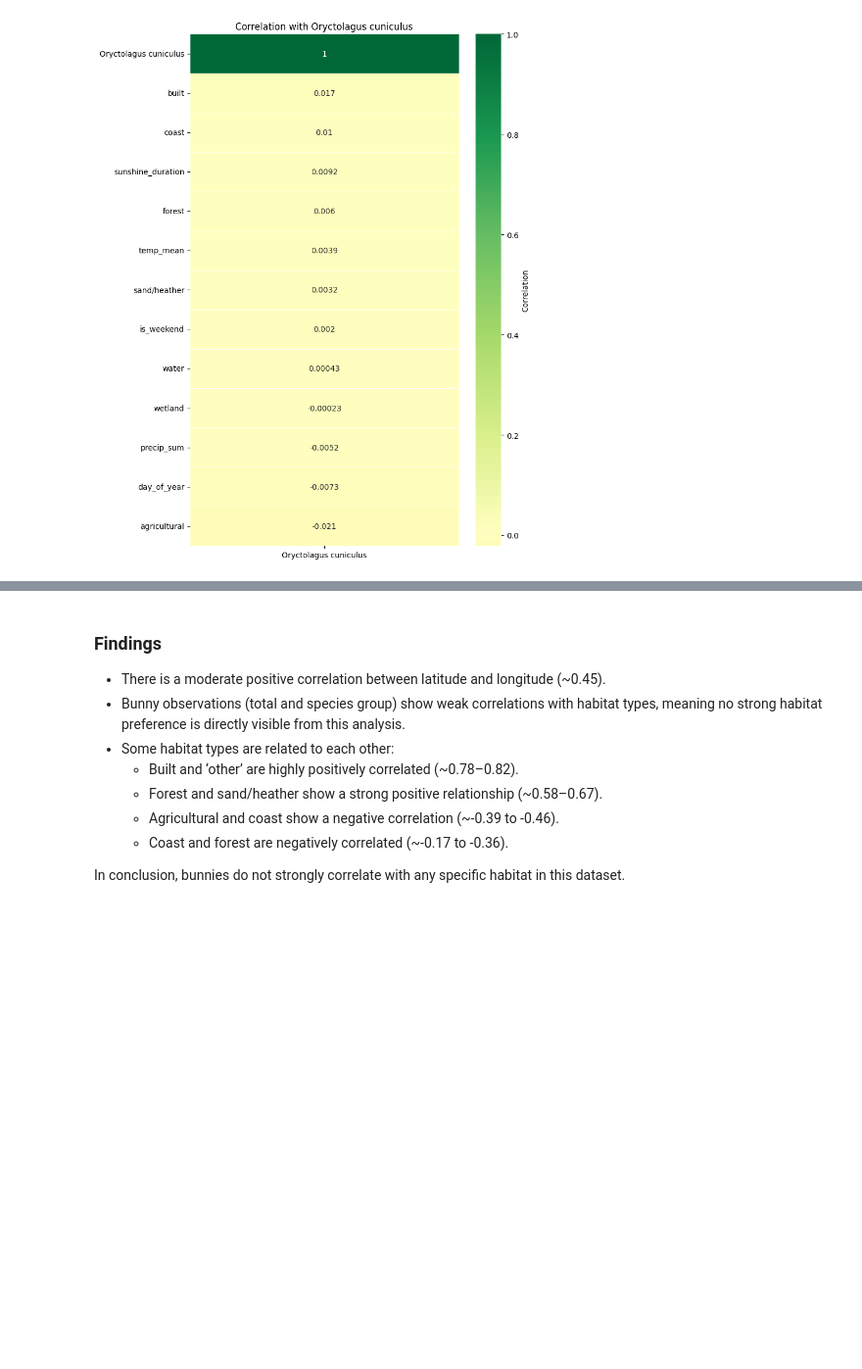
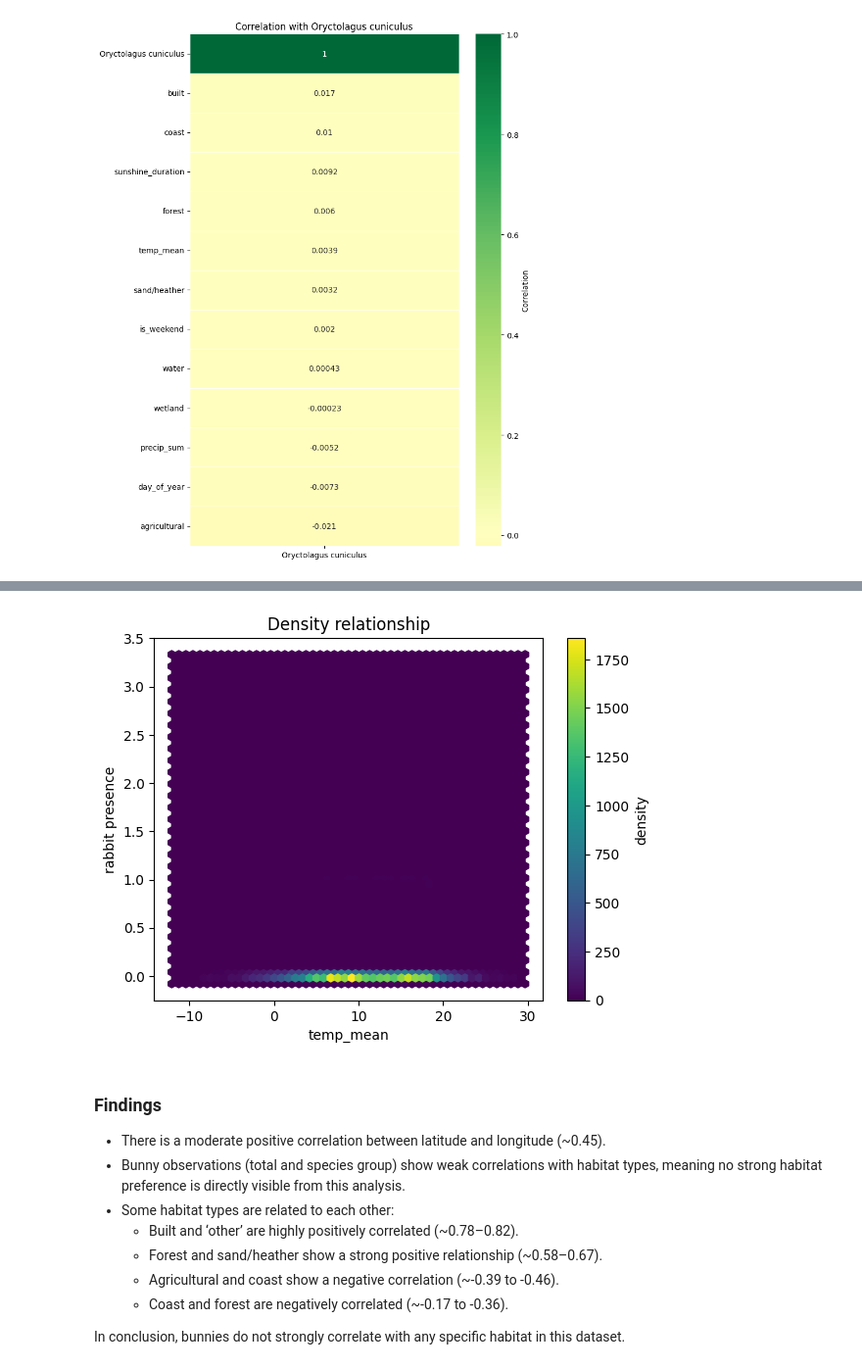
Before and after one commit to Sannebeast/Rabbitions, a Jupyter notebook: notebooks/project.ipynb, the cells around one changed output, grey strips where cells are left out. Shown at 98% size. Saved outputs shown, nothing was run; the diff lists cells and outputs as text; code cells hidden in the pictures; blank space fills up the shorter version.

```diff
--- a/notebooks/project.ipynb
+++ b/notebooks/project.ipynb
@@ -355,3 +411,12 @@ plt.show()
+# %%
+plt.hexbin(df_plot["temp_mean"], df_plot[target], gridsize=50, cmap="viridis")
+plt.colorbar(label="density")
+plt.xlabel("temp_mean")
+plt.ylabel("rabbit presence")
+plt.title("Density relationship")
+plt.show()
+# %% [output]
+[figure, added]
 # %% [markdown]
 ### Findings
 * There is a moderate positive correlation between latitude and longitude (~0.45).
```
Also changed, not shown: parts of 1 cell of this notebook.
